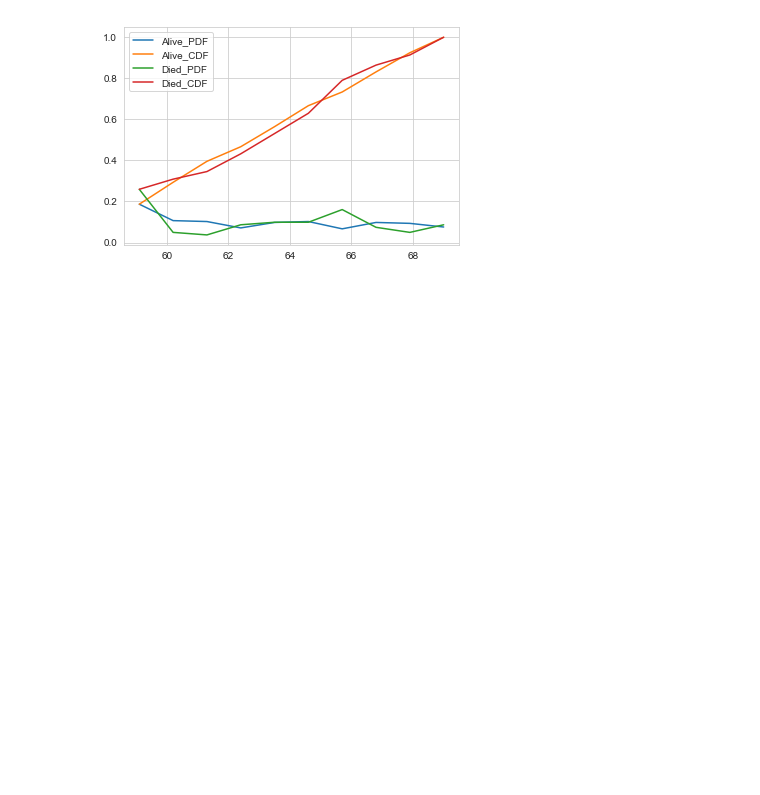
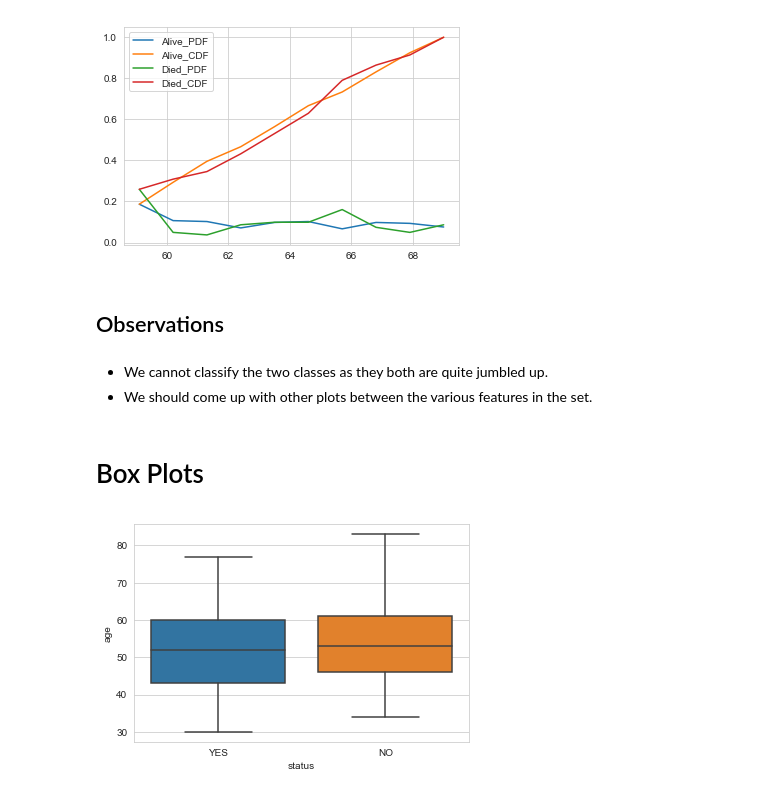
Before and after one commit to deveshSingh06/Exploratory-Data-Analysis-on-Haberman-s-Survival-Data-Set, a Jupyter notebook: Exploratory Data Analysis on Haberman's Survival Data Set.ipynb, the cells around one changed output. Cells and saved outputs as stored; diff of their text form; code cells hidden in the pictures; blank space fills up the shorter version.

```diff
--- a/Exploratory Data Analysis on Haberman's Survival Data Set.ipynb
+++ b/Exploratory Data Analysis on Haberman's Survival Data Set.ipynb
@@ -242,3 +242,16 @@ plt.legend(['Alive_PDF', 'Alive_CDF','Died_PDF', 'Died_CDF'])
 [ 58.   59.1  60.2  61.3  62.4  63.5  64.6  65.7  66.8  67.9  69. ]
 <matplotlib.legend.Legend at 0x...>
 [figure]
+# %% [markdown]
+## Observations
+# %% [markdown]
+- We cannot classify the two classes as they both are quite jumbled up.
+- We should come up with other plots between the various features in the set.
+# %% [markdown]
+# Box Plots
+# %%
+# Of age
+sns.boxplot(x = 'status', y = 'age', data = haberman)
+plt.show()
+# %% [output]
+[figure, added]
```
Also changed, not shown: parts of 12 cells of this notebook.
